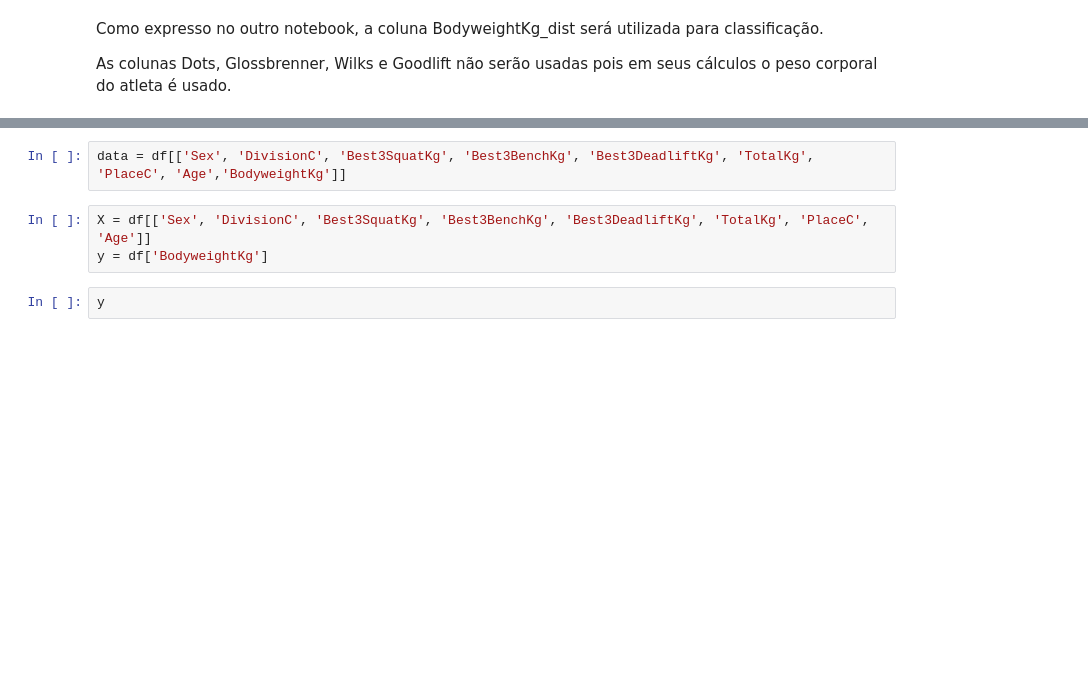
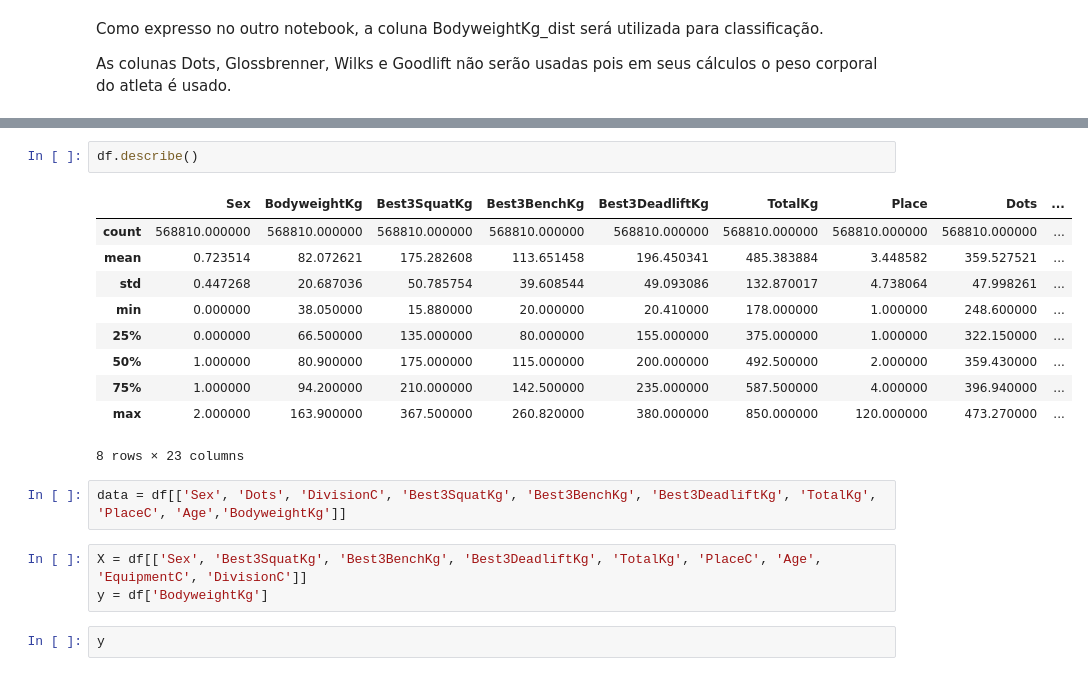
Before and after one commit to maluwastaken/Intro-Data-Science, a Jupyter notebook: classification.ipynb, the cells around one changed output, grey strips where cells are left out. Saved outputs shown, nothing was run; the diff lists cells and outputs as text; blank space fills up the shorter version.

```diff
--- a/classification.ipynb
+++ b/classification.ipynb
@@ -54,7 +64,20 @@ As colunas Dots, Glossbrenner, Wilks e Goodlift não serão usadas pois em seus
+# %%
+df.describe()
+# %% [output]
+|  | Sex | BodyweightKg | Best3SquatKg | Best3BenchKg | Best3DeadliftKg | TotalKg | Place | Dots | ... |
+| count | 568810.000000 | 568810.000000 | 568810.000000 | 568810.000000 | 568810.000000 | 568810.000000 | 568810.000000 | 568810.000000 | ... |
+| mean | 0.723514 | 82.072621 | 175.282608 | 113.651458 | 196.450341 | 485.383884 | 3.448582 | 359.527521 | ... |
+| std | 0.447268 | 20.687036 | 50.785754 | 39.608544 | 49.093086 | 132.870017 | 4.738064 | 47.998261 | ... |
+| min | 0.000000 | 38.050000 | 15.880000 | 20.000000 | 20.410000 | 178.000000 | 1.000000 | 248.600000 | ... |
+| 25% | 0.000000 | 66.500000 | 135.000000 | 80.000000 | 155.000000 | 375.000000 | 1.000000 | 322.150000 | ... |
+| 50% | 1.000000 | 80.900000 | 175.000000 | 115.000000 | 200.000000 | 492.500000 | 2.000000 | 359.430000 | ... |
+| 75% | 1.000000 | 94.200000 | 210.000000 | 142.500000 | 235.000000 | 587.500000 | 4.000000 | 396.940000 | ... |
+| max | 2.000000 | 163.900000 | 367.500000 | 260.820000 | 380.000000 | 850.000000 | 120.000000 | 473.270000 | ... |
+8 rows × 23 columns
 # %%
-data = df[['Sex', 'DivisionC', 'Best3SquatKg', 'Best3BenchKg', 'Best3DeadliftKg', 'TotalKg', 'PlaceC', 'Age','BodyweightKg']]
+data = df[['Sex', 'Dots', 'DivisionC', 'Best3SquatKg', 'Best3BenchKg', 'Best3DeadliftKg', 'TotalKg', 'PlaceC', 'Age','BodyweightKg']]
 # %%
-X = df[['Sex', 'DivisionC', 'Best3SquatKg', 'Best3BenchKg', 'Best3DeadliftKg', 'TotalKg', 'PlaceC', 'Age']]
+X = df[['Sex', 'Best3SquatKg', 'Best3BenchKg', 'Best3DeadliftKg', 'TotalKg', 'PlaceC', 'Age', 'EquipmentC', 'DivisionC']]
 y = df['BodyweightKg']
 # %%
 y
```
Also changed, not shown: parts of 18 cells of this notebook.
